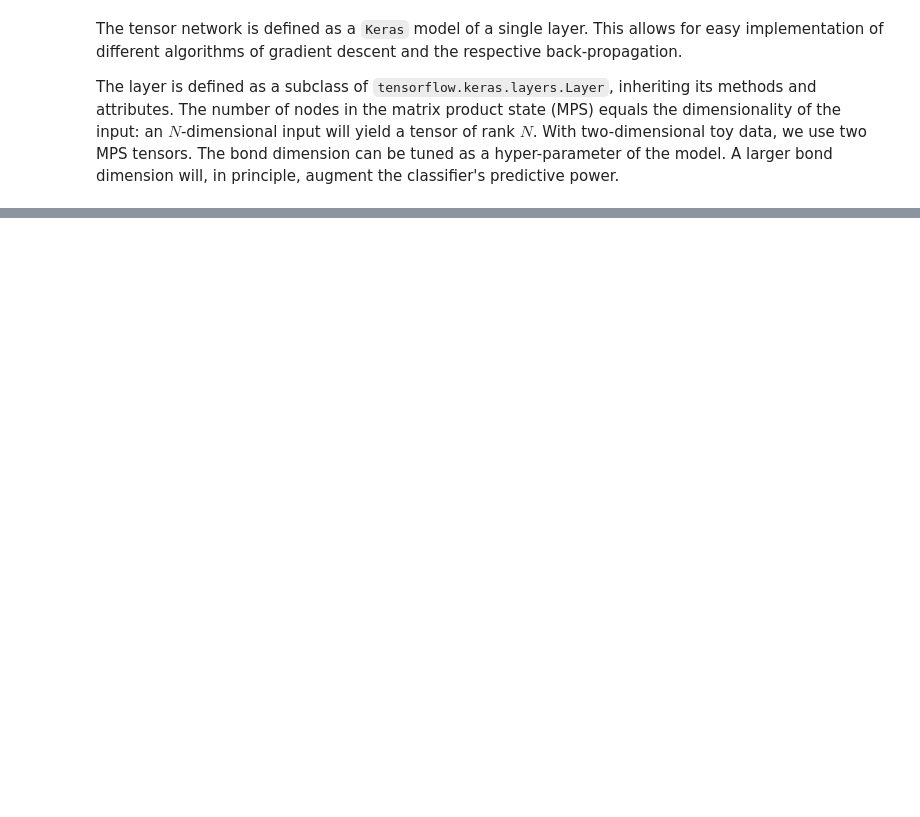
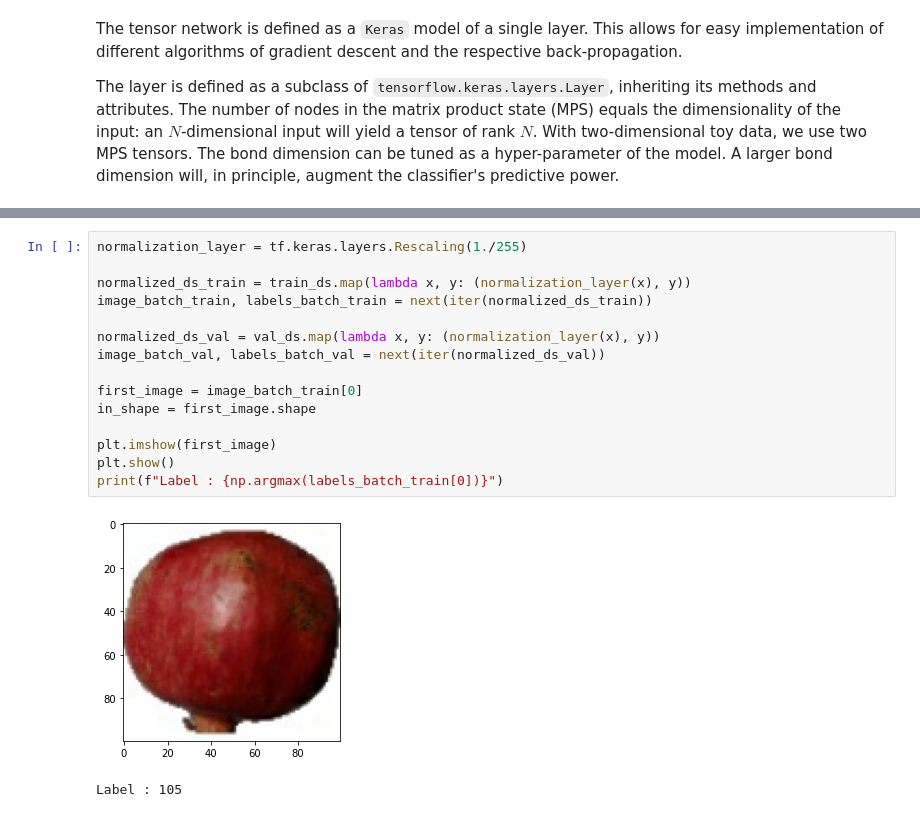
Before and after one commit to jtfreitas/QInfo_Final, a Jupyter notebook: final_nb.ipynb, the cells around one changed output, grey strips where cells are left out. Drawn from its saved outputs; the diff is of its cells as text; blank space fills up the shorter version.

```diff
--- a/final_nb.ipynb
+++ b/final_nb.ipynb
@@ -213,0 +293,18 @@ MNIST_TN.get_config
+# %%
+normalization_layer = tf.keras.layers.Rescaling(1./255)
+
+normalized_ds_train = train_ds.map(lambda x, y: (normalization_layer(x), y))
+image_batch_train, labels_batch_train = next(iter(normalized_ds_train))
+
+normalized_ds_val = val_ds.map(lambda x, y: (normalization_layer(x), y))
+image_batch_val, labels_batch_val = next(iter(normalized_ds_val))
+
+first_image = image_batch_train[0]
+in_shape = first_image.shape
+
+plt.imshow(first_image)
+plt.show()
+print(f"Label : {np.argmax(labels_batch_train[0])}")
+# %% [output]
+[figure, added]
+Label : 105
```
Also changed, not shown: parts of 22 cells of this notebook, 2 other files.
